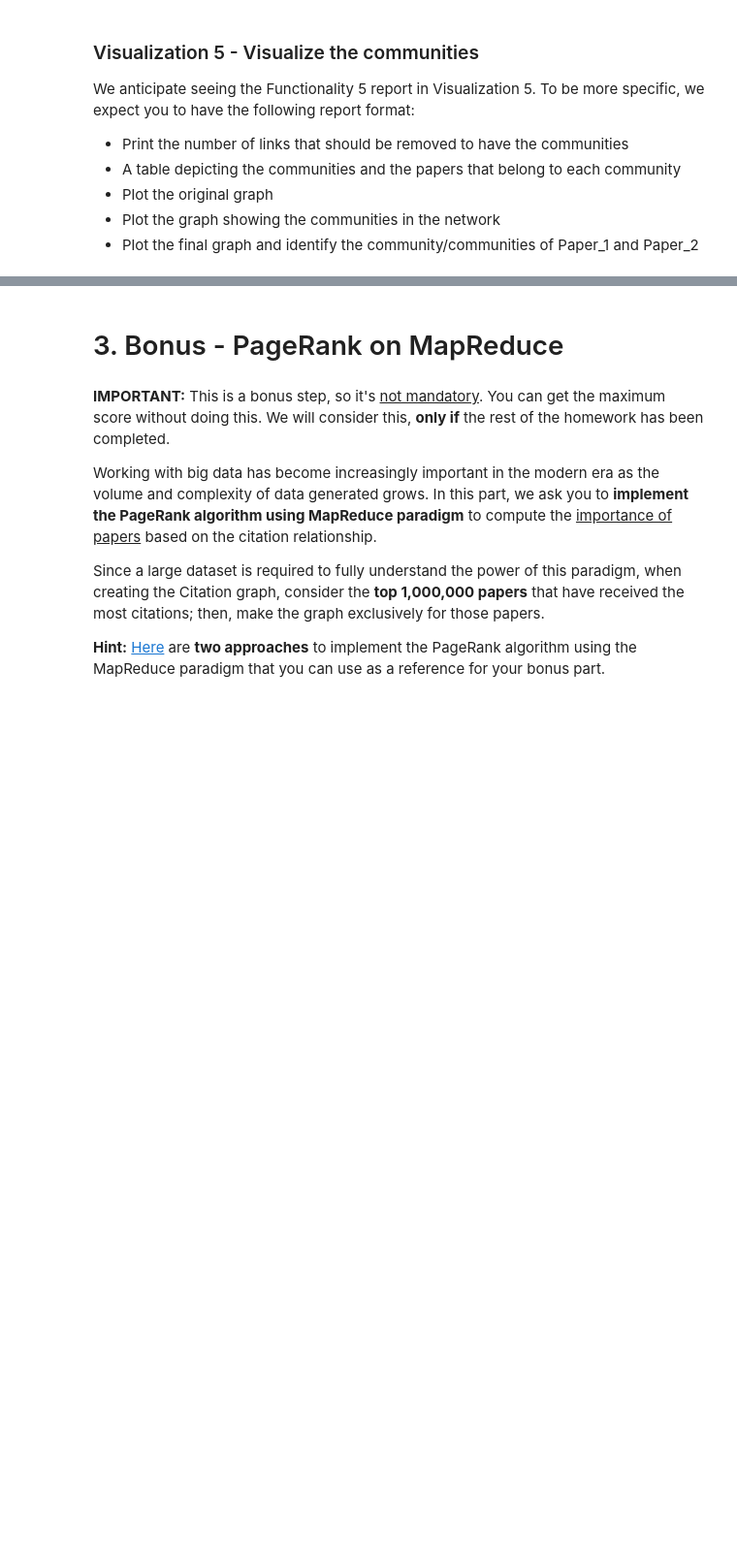
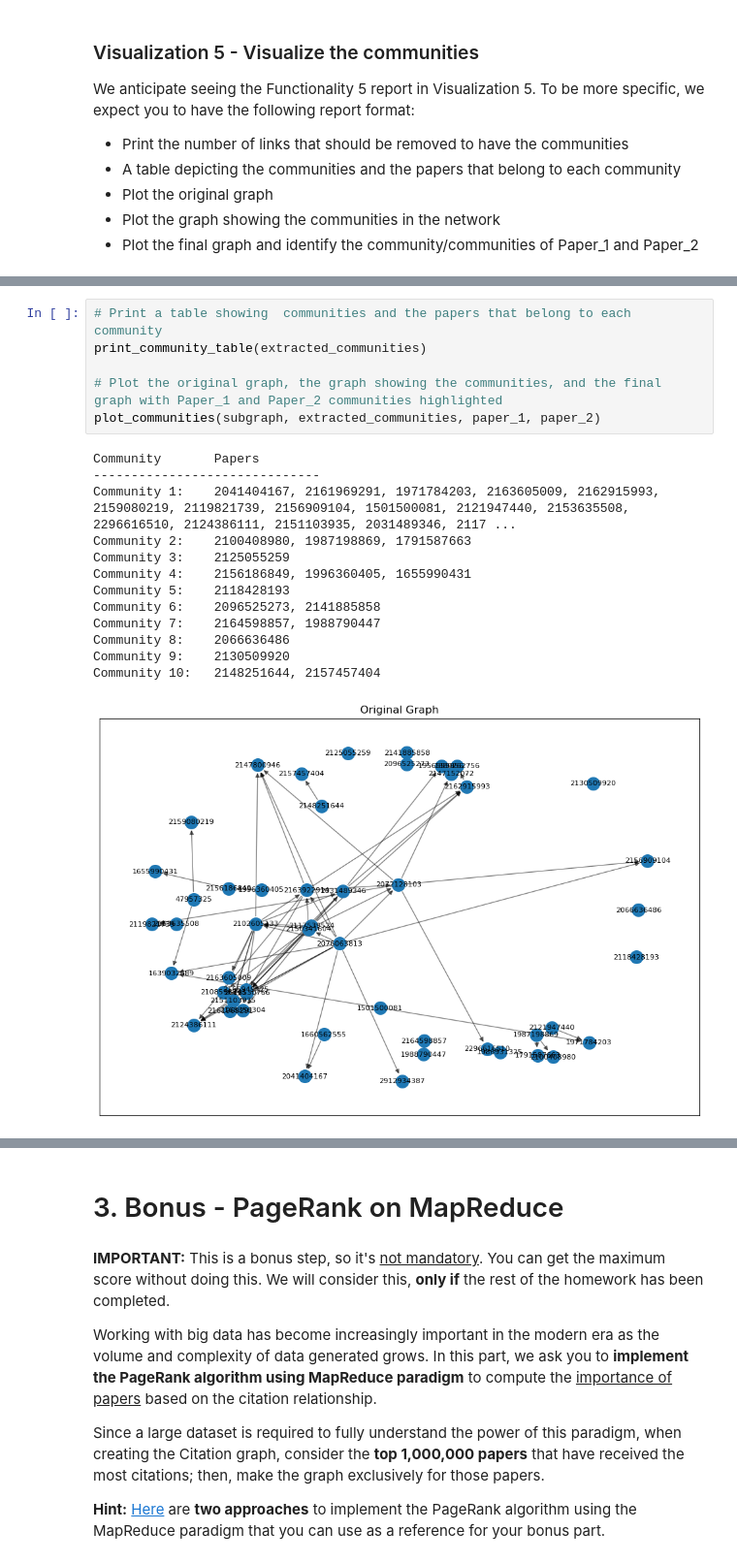
Before and after one commit to FrancescoLazzari/ADM-HW5, a Jupyter notebook: main.ipynb, the cells around one changed output, grey strips where cells are left out. Shown at 97% size. Drawn from its saved outputs; the diff is of its cells as text; blank space fills up the shorter version.

```diff
--- a/main.ipynb
+++ b/main.ipynb
@@ -744,0 +753,20 @@ We anticipate seeing the Functionality 5 report in Visualization 5. To be more s
+# %%
+# Print a table showing  communities and the papers that belong to each community
+print_community_table(extracted_communities)
+
+# Plot the original graph, the graph showing the communities, and the final graph with Paper_1 and Paper_2 communities highlighted
+plot_communities(subgraph, extracted_communities, paper_1, paper_2)
+# %% [output]
+Community       Papers
+------------------------------
+Community 1:    2041404167, 2161969291, 1971784203, 2163605009, 2162915993, 2159080219, 2119821739, 2156909104, 1501500081, 2121947440, 2153635508, 2296616510, 2124386111, 2151103935, 2031489346, 2117 ...
+Community 2:    2100408980, 1987198869, 1791587663
+Community 3:    2125055259
+Community 4:    2156186849, 1996360405, 1655990431
+Community 5:    2118428193
+Community 6:    2096525273, 2141885858
+Community 7:    2164598857, 1988790447
+Community 8:    2066636486
+Community 9:    2130509920
+Community 10:   2148251644, 2157457404
+[figure, added]
```
Also changed, not shown: parts of 10 cells of this notebook, 2 other files.
